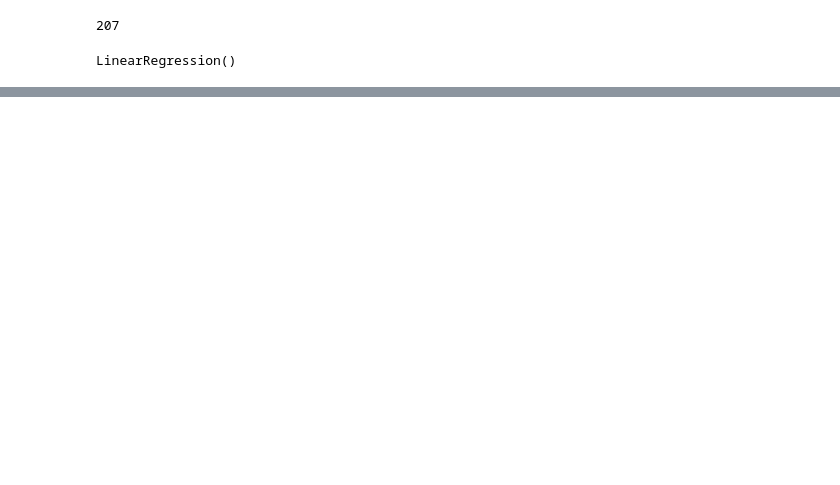
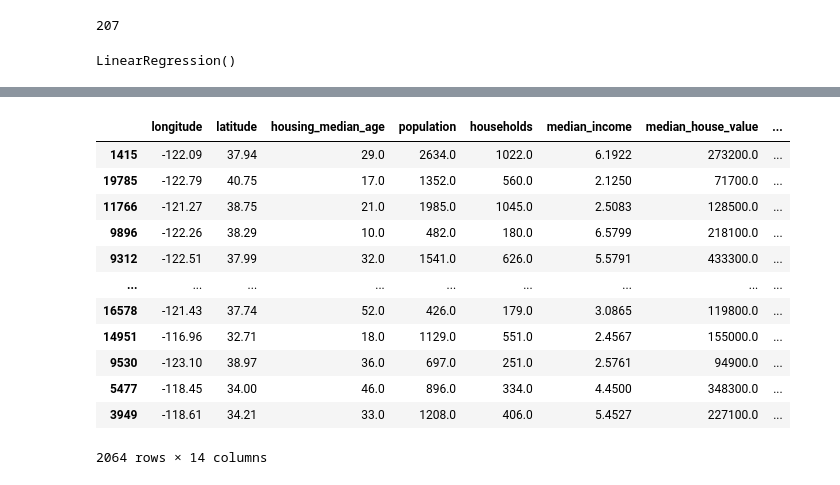
Before and after one commit to Alsecode/ML_lab1, a Jupyter notebook: ЛР2/lab2_1.3.ipynb, the cells around one changed output, grey strips where cells are left out. Cells and saved outputs as stored; diff of their text form; code cells hidden in the pictures; blank space fills up the shorter version.

```diff
--- a/ЛР2/lab2_1.3.ipynb
+++ b/ЛР2/lab2_1.3.ipynb
@@ -114,3 +114,19 @@ LinearRegression()
+# %%
+housing_test
+# %% [output]
+|  | longitude | latitude | housing_median_age | population | households | median_income | median_house_value | ... |
+| 1415 | -122.09 | 37.94 | 29.0 | 2634.0 | 1022.0 | 6.1922 | 273200.0 | ... |
+| 19785 | -122.79 | 40.75 | 17.0 | 1352.0 | 560.0 | 2.1250 | 71700.0 | ... |
+| 11766 | -121.27 | 38.75 | 21.0 | 1985.0 | 1045.0 | 2.5083 | 128500.0 | ... |
+| 9896 | -122.26 | 38.29 | 10.0 | 482.0 | 180.0 | 6.5799 | 218100.0 | ... |
+| 9312 | -122.51 | 37.99 | 32.0 | 1541.0 | 626.0 | 5.5791 | 433300.0 | ... |
+| ... | ... | ... | ... | ... | ... | ... | ... | ... |
+| 16578 | -121.43 | 37.74 | 52.0 | 426.0 | 179.0 | 3.0865 | 119800.0 | ... |
+| 14951 | -116.96 | 32.71 | 18.0 | 1129.0 | 551.0 | 2.4567 | 155000.0 | ... |
+| 9530 | -123.10 | 38.97 | 36.0 | 697.0 | 251.0 | 2.5761 | 94900.0 | ... |
+| 5477 | -118.45 | 34.00 | 46.0 | 896.0 | 334.0 | 4.4500 | 348300.0 | ... |
+| 3949 | -118.61 | 34.21 | 33.0 | 1208.0 | 406.0 | 5.4527 | 227100.0 | ... |
+2064 rows × 14 columns
 # %%
 #Абсолютная оценка регрессионной модели
 mean_absolute_error(y_train, linear_regression_model.predict(x_train))
```
Also changed, not shown: parts of 16 cells of this notebook.
